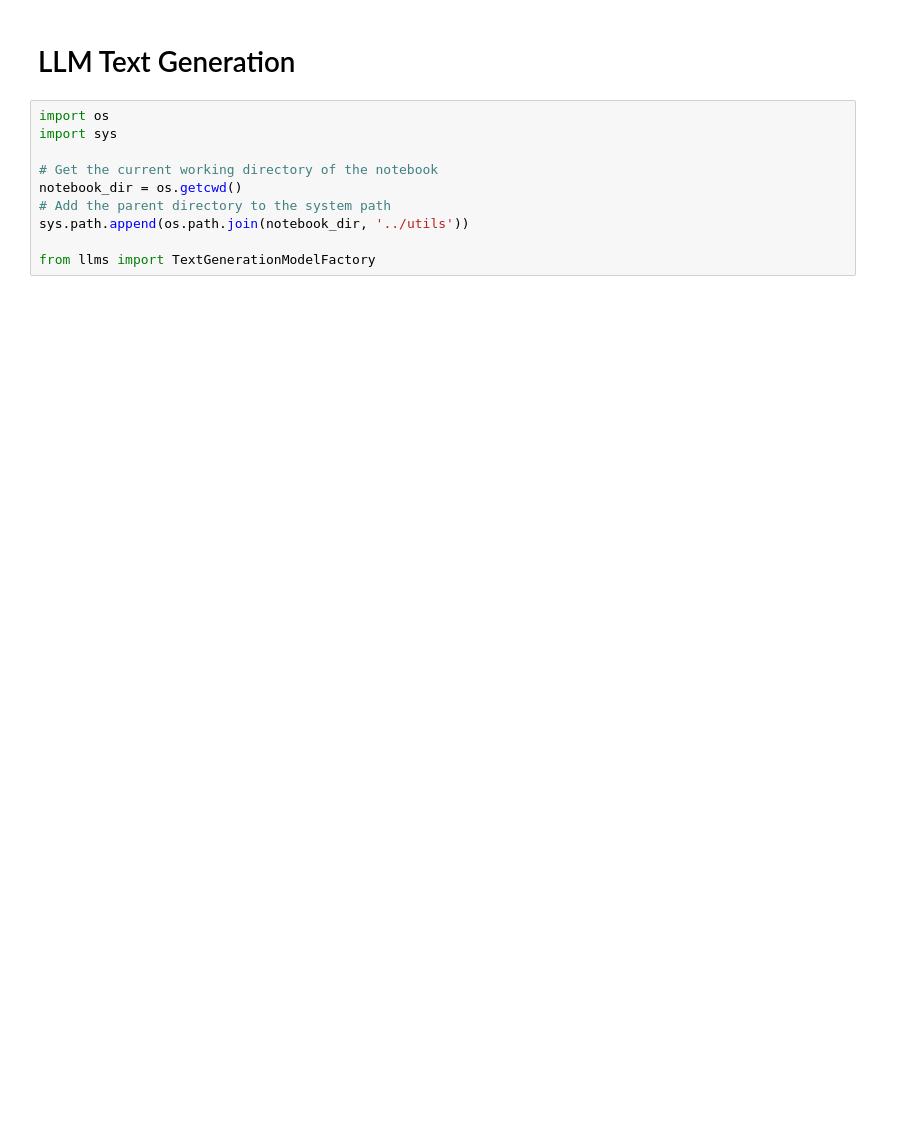
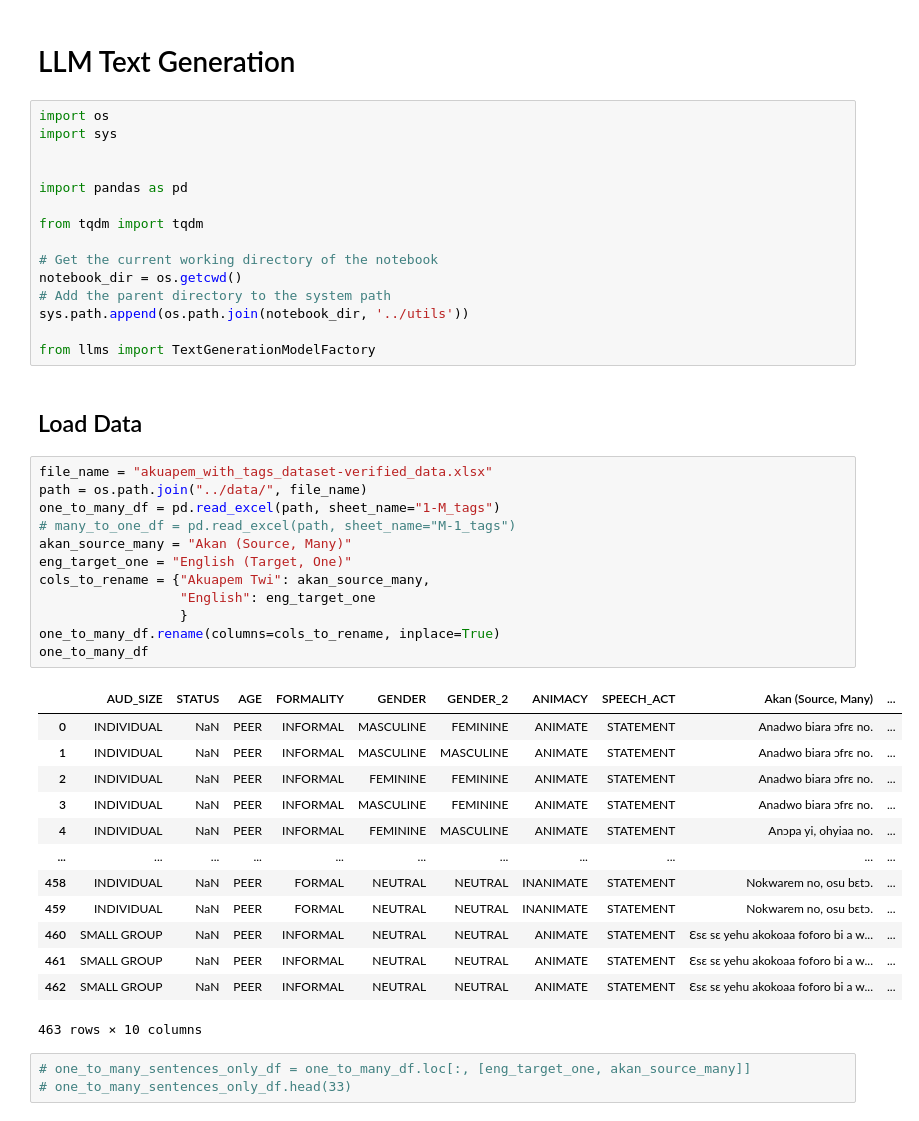
Before and after one commit to Brinkley97/comp-express-mt, a Jupyter notebook: notebook_experiments/llm_text_generation.ipynb, the cells around one changed output. Cells and saved outputs as stored; diff of their text form; blank space fills up the shorter version.

Commit message:
feat: 1 to many and llm generated sentences

```diff
--- a/notebook_experiments/llm_text_generation.ipynb
+++ b/notebook_experiments/llm_text_generation.ipynb
@@ -3,6 +3,11 @@
 # %%
 import os
 import sys
+
+
+import pandas as pd
+
+from tqdm import tqdm
 
 # Get the current working directory of the notebook
 notebook_dir = os.getcwd()
@@ -10,3 +15,34 @@ notebook_dir = os.getcwd()
 sys.path.append(os.path.join(notebook_dir, '../utils'))
 
 from llms import TextGenerationModelFactory
+# %% [markdown]
+## Load Data
+# %%
+file_name = "akuapem_with_tags_dataset-verified_data.xlsx"
+path = os.path.join("../data/", file_name)
+one_to_many_df = pd.read_excel(path, sheet_name="1-M_tags")
+# many_to_one_df = pd.read_excel(path, sheet_name="M-1_tags")
+akan_source_many = "Akan (Source, Many)"
+eng_target_one = "English (Target, One)"
+cols_to_rename = {"Akuapem Twi": akan_source_many,
+                  "English": eng_target_one
+                  }
+one_to_many_df.rename(columns=cols_to_rename, inplace=True)
+one_to_many_df
+# %% [output]
+|  | AUD_SIZE | STATUS | AGE | FORMALITY | GENDER | GENDER_2 | ANIMACY | SPEECH_ACT | Akan (Source, Many) | ... |
+| 0 | INDIVIDUAL | NaN | PEER | INFORMAL | MASCULINE | FEMININE | ANIMATE | STATEMENT | Anadwo biara ɔfrɛ no. | ... |
+| 1 | INDIVIDUAL | NaN | PEER | INFORMAL | MASCULINE | MASCULINE | ANIMATE | STATEMENT | Anadwo biara ɔfrɛ no. | ... |
+| 2 | INDIVIDUAL | NaN | PEER | INFORMAL | FEMININE | FEMININE | ANIMATE | STATEMENT | Anadwo biara ɔfrɛ no. | ... |
+| 3 | INDIVIDUAL | NaN | PEER | INFORMAL | MASCULINE | FEMININE | ANIMATE | STATEMENT | Anadwo biara ɔfrɛ no. | ... |
+| 4 | INDIVIDUAL | NaN | PEER | INFORMAL | FEMININE | MASCULINE | ANIMATE | STATEMENT | Anɔpa yi, ohyiaa no. | ... |
+| ... | ... | ... | ... | ... | ... | ... | ... | ... | ... | ... |
+| 458 | INDIVIDUAL | NaN | PEER | FORMAL | NEUTRAL | NEUTRAL | INANIMATE | STATEMENT | Nokwarem no, osu bɛtɔ. | ... |
+| 459 | INDIVIDUAL | NaN | PEER | FORMAL | NEUTRAL | NEUTRAL | INANIMATE | STATEMENT | Nokwarem no, osu bɛtɔ. | ... |
+| 460 | SMALL GROUP | NaN | PEER | INFORMAL | NEUTRAL | NEUTRAL | ANIMATE | STATEMENT | Ɛsɛ sɛ yehu akokoaa foforo bi a w... | ... |
+| 461 | SMALL GROUP | NaN | PEER | INFORMAL | NEUTRAL | NEUTRAL | ANIMATE | STATEMENT | Ɛsɛ sɛ yehu akokoaa foforo bi a w... | ... |
+| 462 | SMALL GROUP | NaN | PEER | INFORMAL | NEUTRAL | NEUTRAL | ANIMATE | STATEMENT | Ɛsɛ sɛ yehu akokoaa foforo bi a w... | ... |
+463 rows × 10 columns
+# %%
+# one_to_many_sentences_only_df = one_to_many_df.loc[:, [eng_target_one, akan_source_many]]
+# one_to_many_sentences_only_df.head(33)
```
Also changed, not shown: parts of 8 cells of this notebook.
